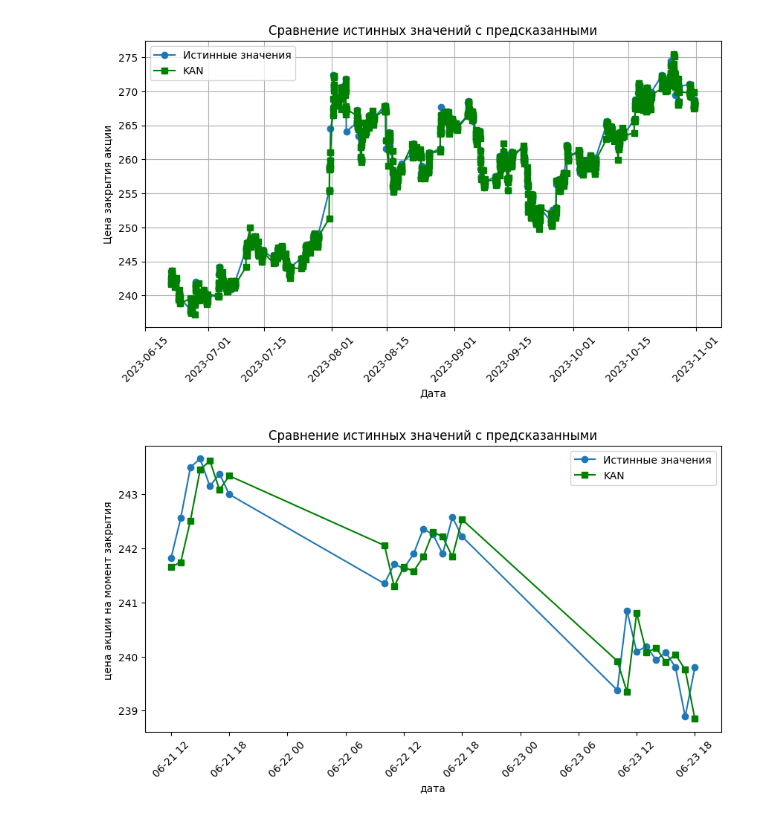
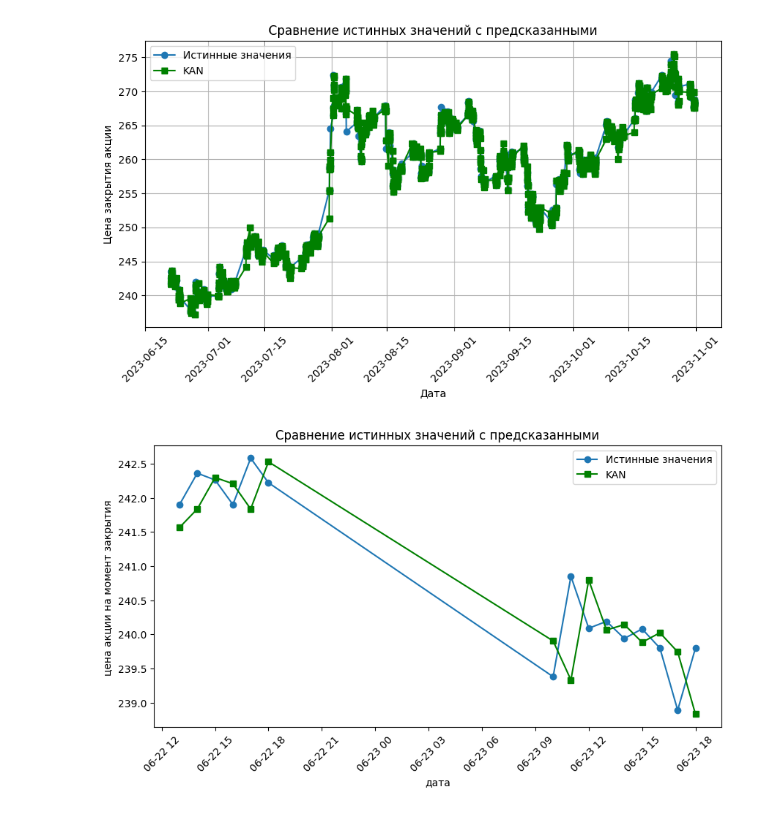
Before and after one commit to CHURA2049/KanNootebook, a Jupyter notebook: MetricsKANTest_Auto.ipynb, the cells around one changed output. Cells and saved outputs as stored; diff of their text form; code cells hidden in the pictures.

Commit message:
graphics LSTM nootebook

```diff
--- a/MetricsKANTest_Auto.ipynb
+++ b/MetricsKANTest_Auto.ipynb
@@ -60,21 +79,22 @@ X, X10, Y, Y10 = train_test_split(X, Y, test_size=0.1, shuffle=False)
 # X_train, X_test, y_train, y_test = train_test_split(X, Y, test_size=0.2, random_state=42)
 # %%
 import time
-# neurons_number = [1,2,3,4,5,10,15,20,30,50,100,200] - 75,40,150
-# grid = [3, 6 ,10,20,30,50] - 100
+# neurons_number = [1,5,10,15,20,30,50,100] - 75,40,150,200 , 2,3,4,5
+# grid = [3, 6,10,20,] - 100,50,30,
 # steps [20, 30, 50] - 100
 
 #Остановились на переборе нейронов для сетки 10
 
 # Параметры сети
-secid = 'SBER'
-neurons_number = 50
+secid = '123SBER'
+neurons_number = 1
 grid = 3
 num_param= len(X.columns)
 steps = 50
 name = secid+ '_kan_' + 'n'+str(neurons_number) + 'g'+str(grid)+'s'+ str(steps) +'np' + str(num_param)
+
 rand_seed= int ( time.time() )
 print ( 'rand_seed = ',rand_seed)
-num_rep = 3
+num_rep = 10
 name
 # %% [output]
@@ -188,21 +208,21 @@ plt.show()
 # %%
 import matplotlib.pyplot as plt
 n = 25 # До кого значения рассматривать график
-
+k = 10 #От какого значения рассматривать график
 plt.figure(figsize=(10, 5))
-plt.plot(date10[:n],Y10.reset_index(drop=True)[:n], label='Истинные значения', marker='o')
-plt.plot(date10[:n],kan_predictions[:n], 'g', label='KAN', marker='s')
+plt.plot(date10[k:n],Y10.reset_index(drop=True)[k:n], label='Истинные значения', marker='o')
+plt.plot(date10[k:n],kan_predictions[k:n], 'g', label='KAN', marker='s')
 plt.title('Сравнение истинных значений с предсказанными')
 plt.xlabel('дата')
 plt.ylabel('цена акции на момент закрытия ')
 plt.xticks(rotation=45)  # Поворот меток дат для лучшей читаемост
 plt.legend()
 
-
+name = '1' + name
 # Сохранение графика в нужную директорию
 plt.savefig('file_for_output/hour_metrics/KAN/graphics/'+name+'graph_part.png', bbox_inches='tight')
 
 plt.show()
 # %% [output]
-[figure, old version]
+[figure, new version]
 # %%
```
Also changed, not shown: parts of 6 cells of this notebook, 26 other files.
